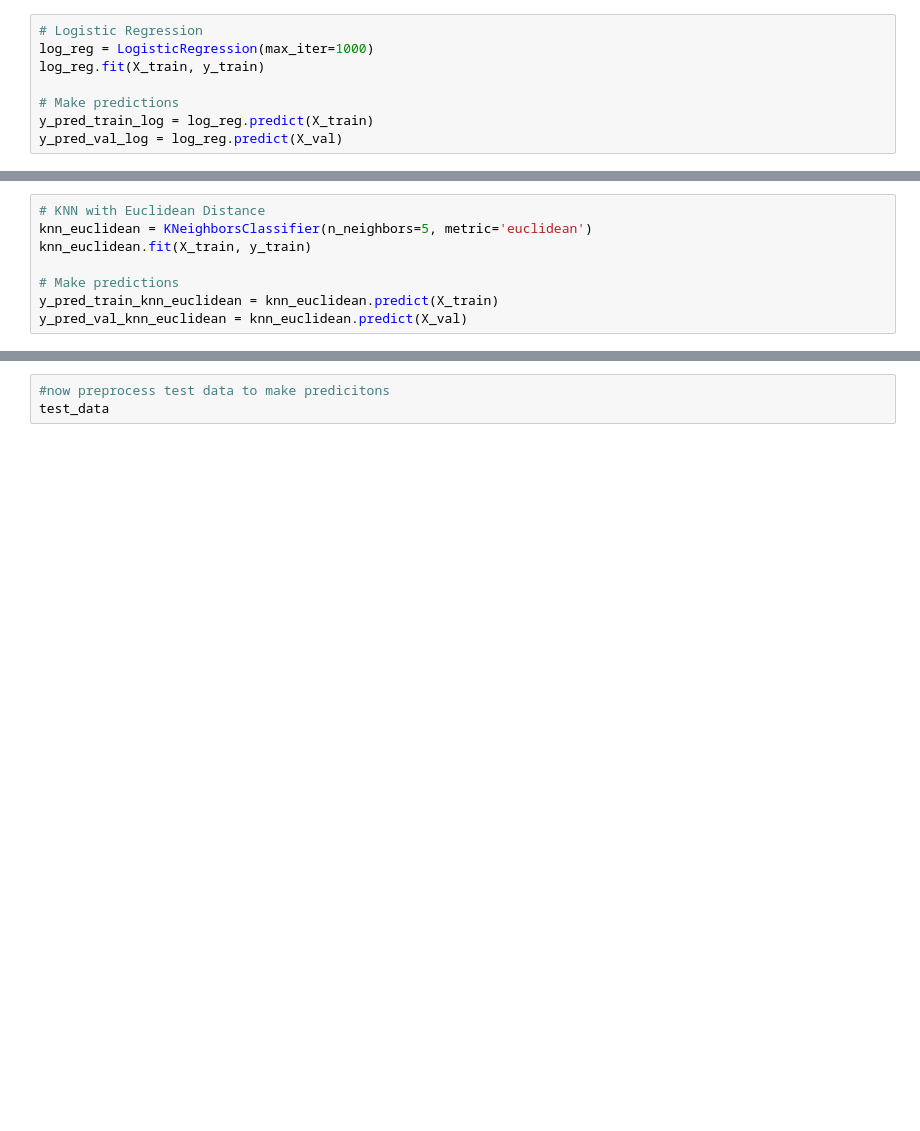
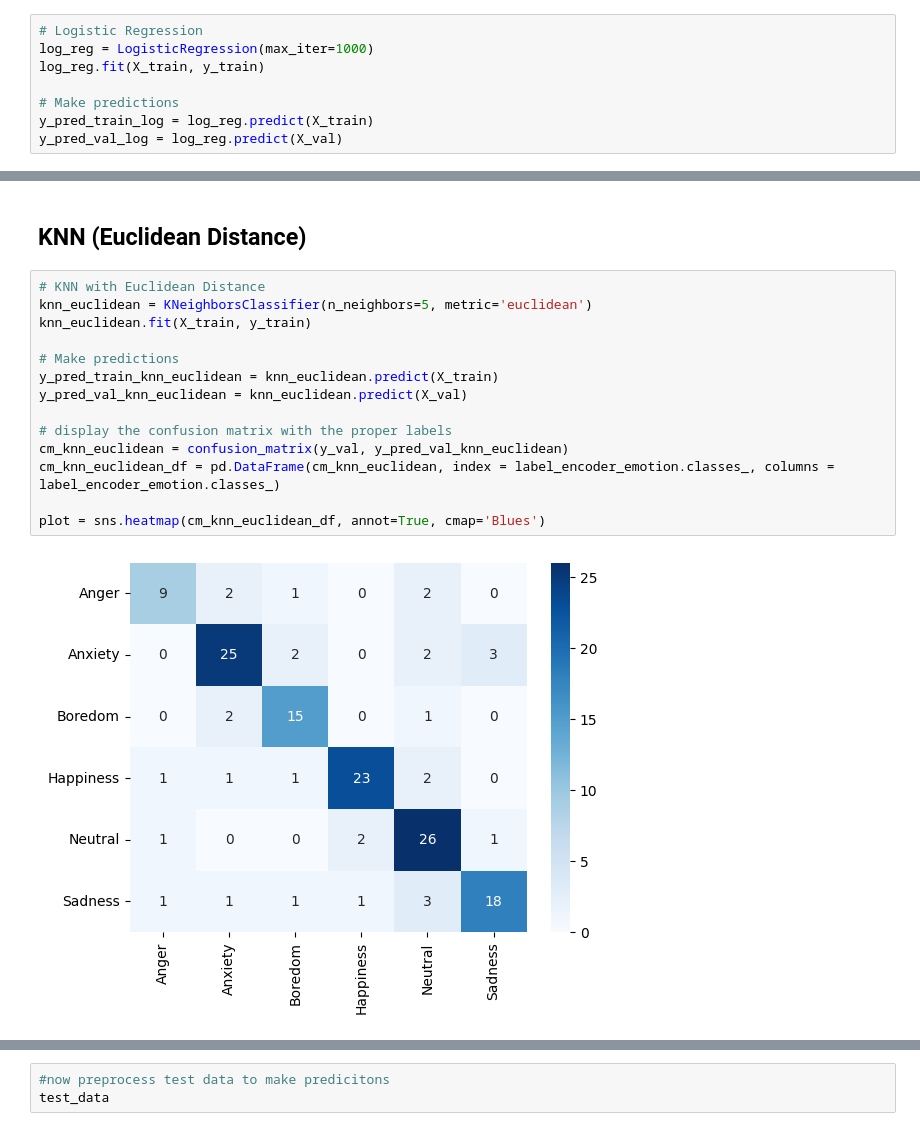
Before and after one commit to roshantaneja/ucla_cssi_2024, a Jupyter notebook: project/client.ipynb, the cells around one changed output, grey strips where cells are left out. Drawn from its saved outputs; the diff is of its cells as text; blank space fills up the shorter version.

```diff
--- a/project/client.ipynb
+++ b/project/client.ipynb
@@ -351,11 +364,21 @@ F1 Score: 0.4753
+# %% [markdown]
+## KNN (Euclidean Distance)
 # %%
 # KNN with Euclidean Distance
 knn_euclidean = KNeighborsClassifier(n_neighbors=5, metric='euclidean')
 knn_euclidean.fit(X_train, y_train)
 
 # Make predictions
 y_pred_train_knn_euclidean = knn_euclidean.predict(X_train)
 y_pred_val_knn_euclidean = knn_euclidean.predict(X_val)
+
+# display the confusion matrix with the proper labels
+cm_knn_euclidean = confusion_matrix(y_val, y_pred_val_knn_euclidean)
+cm_knn_euclidean_df = pd.DataFrame(cm_knn_euclidean, index = label_encoder_emotion.classes_, columns = label_encoder_emotion.classes_)
+
+plot = sns.heatmap(cm_knn_euclidean_df, annot=True, cmap='Blues')
+# %% [output]
+[figure, added]
 # %%
 # Compute evaluation metrics
 accuracy_train_knn_euclidean = accuracy_score(y_train, y_pred_train_knn_euclidean)
```
Also changed, not shown: parts of 33 cells of this notebook, 3 other files.
